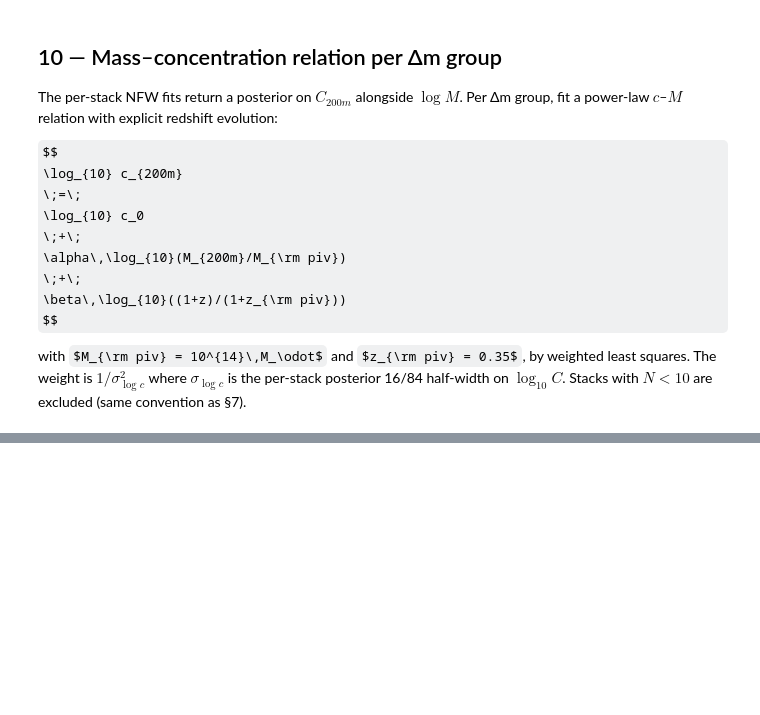
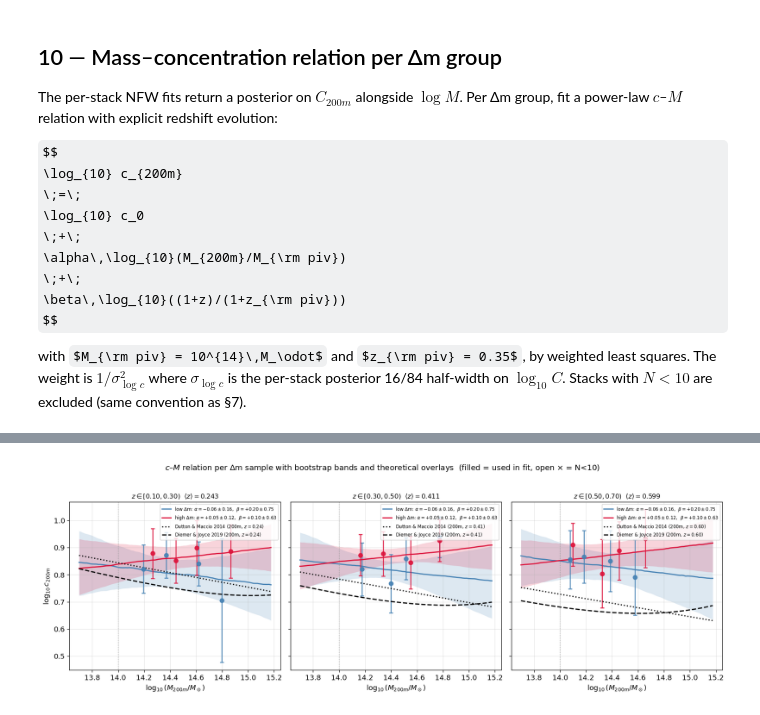
Before and after one commit to andrevitorelli/destacking, a Jupyter notebook: notebooks/wazp_mass_richness_by_delta_m.ipynb, the cells around one changed output, grey strips where cells are left out. Cells and saved outputs as stored; diff of their text form; code cells hidden in the pictures; some formulas as TeX source; blank space fills up the shorter version.

```diff
--- a/notebooks/wazp_mass_richness_by_delta_m.ipynb
+++ b/notebooks/wazp_mass_richness_by_delta_m.ipynb
@@ -1005,6 +1284,7 @@ dm_labels = {0: 'low Δm', 1: 'high Δm'}
 fig, axes = plt.subplots(1, 3, figsize=(15, 5), sharey=True)
 M_smooth    = np.geomspace(0.5e14, 1.5e15, 100)
 logM_smooth = np.log10(M_smooth)
+x_m         = logM_smooth - np.log10(CMR_M_PIV)
 
 for i in range(3):
     ax = axes[i]
@@ -1012,6 +1292,7 @@ for i in range(3):
                   if int(n.split('_')[0][1:]) == i and not f.get('failed')]
     z_slice_mean = (float(np.mean(z_in_slice))
                     if z_in_slice else 0.5 * (z_edges[i] + z_edges[i+1]))
+    z_term = np.log10((1.0 + z_slice_mean) / (1.0 + CMR_Z_PIV))
 
     # ── per-Δm data points and bootstrap fit lines ──────────────────────────
     for k in (0, 1):
@@ -1034,43 +1315,54 @@ for i in range(3):
                         color=dm_colors[k],
                         markerfacecolor=dm_colors[k] if used else 'none',
                         capsize=3, alpha=0.9 if used else 0.6)
+        # Fit band + median line from the bootstrap distribution.
+        # Each row of samples is (α, β, logC0); central value of the power law
+        # at (log M, z) is logC0 + α·(logM − logMpiv) + β·log10((1+z)/(1+z_piv)).
         if k in cmr_fits:
+            samples_k  = np.asarray(cmr_fits[k]['samples'], dtype=float)
+            samples_k  = samples_k[np.all(np.isfinite(samples_k), axis=1)]
+            logC_lines = (samples_k[:, 2:3]
+                          + samples_k[:, 0:1] * x_m[None, :]
+                          + samples_k[:, 1:2] * z_term)
+            band_lo  = np.percentile(logC_lines, 16, axis=0)
+            band_hi  = np.percentile(logC_lines, 84, axis=0)
+            band_med = np.median(logC_lines, axis=0)
+            ax.fill_between(logM_smooth, band_lo, band_hi,
+                            color=dm_colors[k], alpha=0.18, lw=0)
             m = cmr_fits[k]['mean']
-            logC_line = (m['logC0']
-                         + m['alpha'] * (logM_smooth - np.log10(CMR_M_PIV))
-                         + m['beta']  * np.log10((1.0 + z_slice_mean)
-                                                 / (1.0 + CMR_Z_PIV)))
             s = cmr_fits[k]['sigma']
-            ax.plot(logM_smooth, logC_line, '-', color=dm_colors[k], lw=1.8,
+            ax.plot(logM_smooth, band_med, '-', color=dm_colors[k], lw=1.8,
                     label=(rf'{dm_labels[k]}: $\alpha={m["alpha"]:+.2f}\pm{s[0]:.2f}$,  '
                            rf'$\beta={m["beta"]:+.2f}\pm{s[1]:.2f}$'))
 
     # ── theoretical c200m(M200m) overlays at the panel's mean z ─────────────
     # colossus takes M in M_sun/h.  With CMR_MDEF='200m', for models whose
     # native fit is 200c (e.g. dutton14) colossus converts internally.
     for model in CMR_MODELS:
         ls, pretty = CMR_STYLES.get(model, ('--', model))
         c_col = colossus_conc.concentration(
             M=M_smooth * HH, mdef=CMR_MDEF, z=z_slice_mean, model=model,
         )
         ax.plot(logM_smooth, np.log10(c_col),
                 linestyle=ls, color='black', lw=1.8,
                 label=rf'{pretty} ({CMR_MDEF}, $z={z_slice_mean:.2f}$)')
 
     ax.axvline(np.log10(CMR_M_PIV), color='grey', ls=':', lw=1.0, alpha=0.6)
     ax.set_xlabel(r'$\log_{10}(M_{200m}/M_\odot)$')
     if i == 0:
         ax.set_ylabel(r'$\log_{10} c_{200m}$')
     ax.set_title(rf'$z\in[{z_edges[i]:.2f},{z_edges[i+1]:.2f})$  '
                  rf'$\langle z\rangle={z_slice_mean:.3f}$', fontsize=10)
     ax.grid(alpha=0.3, which='both')
     ax.legend(fontsize=7, loc='upper right')
 
-plt.suptitle(rf'$c$–$M$ relation per Δm sample with theoretical overlays  '
+plt.suptitle(rf'$c$–$M$ relation per Δm sample with bootstrap bands and theoretical overlays  '
              rf'(filled = used in fit, open × = N<{MIN_N_FOR_FIT})',
              fontsize=12, y=1.02)
 plt.tight_layout()
 plt.show()
+# %% [output]
+[figure, added]
 # %%
 # Contour plot of c–M parameters (α, β, log c0) by Δm group, fed by the
 # bootstrap distribution of fit parameters directly.
```
Also changed, not shown: parts of 16 cells of this notebook.
